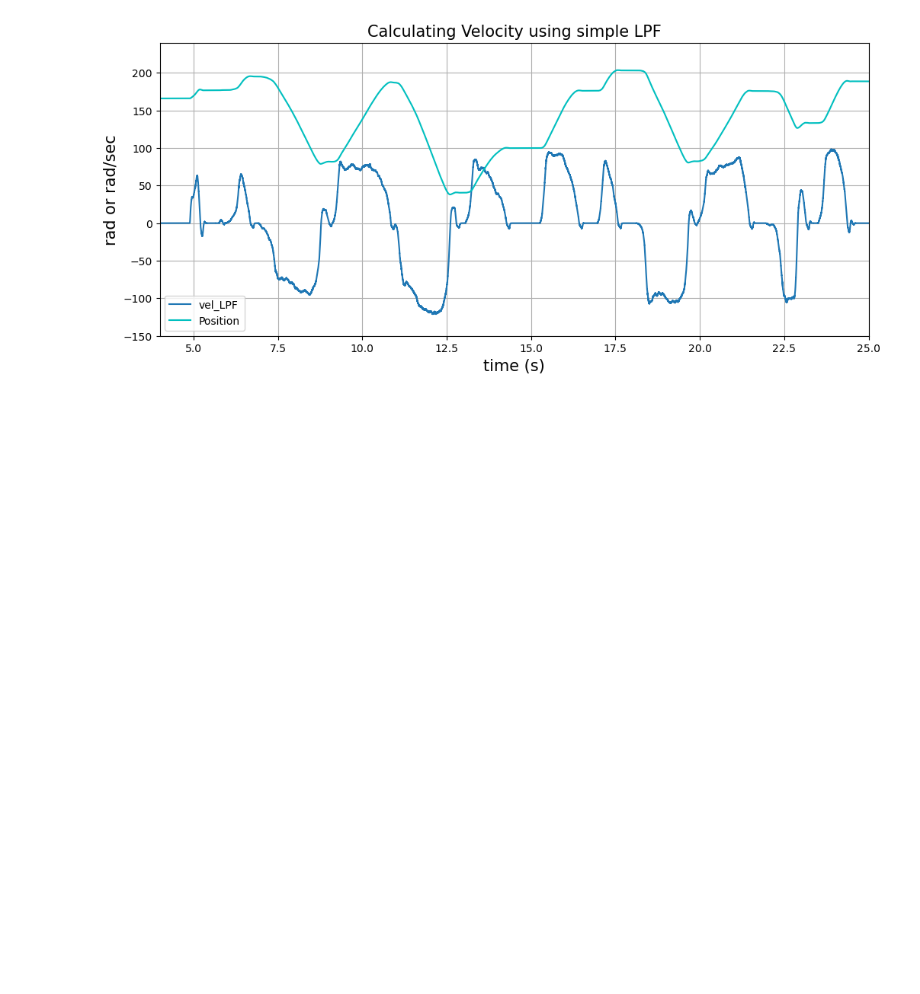
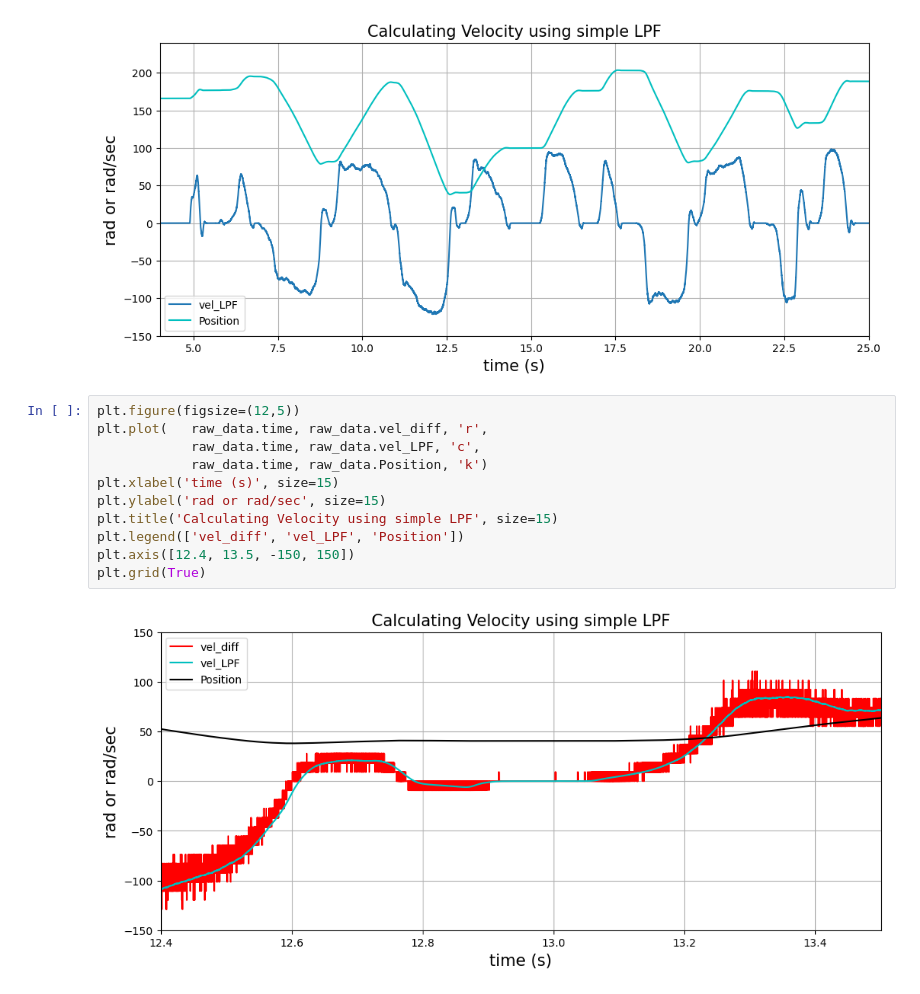
Before and after one commit to PinkWink/for_ROS2_study, a Jupyter notebook: 공짜술/filter tutorials/calc_vel_from_encoder.ipynb, the cells around one changed output. Saved outputs shown, nothing was run; the diff lists cells and outputs as text; blank space fills up the shorter version.

```diff
--- a/공짜술/filter tutorials/calc_vel_from_encoder.ipynb
+++ b/공짜술/filter tutorials/calc_vel_from_encoder.ipynb
@@ -109,3 +91,16 @@ plt.axis([4, 25, -150, 240])
 plt.grid(True)
 # %% [output]
 [figure]
+# %%
+plt.figure(figsize=(12,5))
+plt.plot(   raw_data.time, raw_data.vel_diff, 'r',
+            raw_data.time, raw_data.vel_LPF, 'c',
+            raw_data.time, raw_data.Position, 'k')
+plt.xlabel('time (s)', size=15)
+plt.ylabel('rad or rad/sec', size=15)
+plt.title('Calculating Velocity using simple LPF', size=15)
+plt.legend(['vel_diff', 'vel_LPF', 'Position'])
+plt.axis([12.4, 13.5, -150, 150])
+plt.grid(True)
+# %% [output]
+[figure, added]
```
Also changed, not shown: parts of 4 cells of this notebook, 2 other files.
